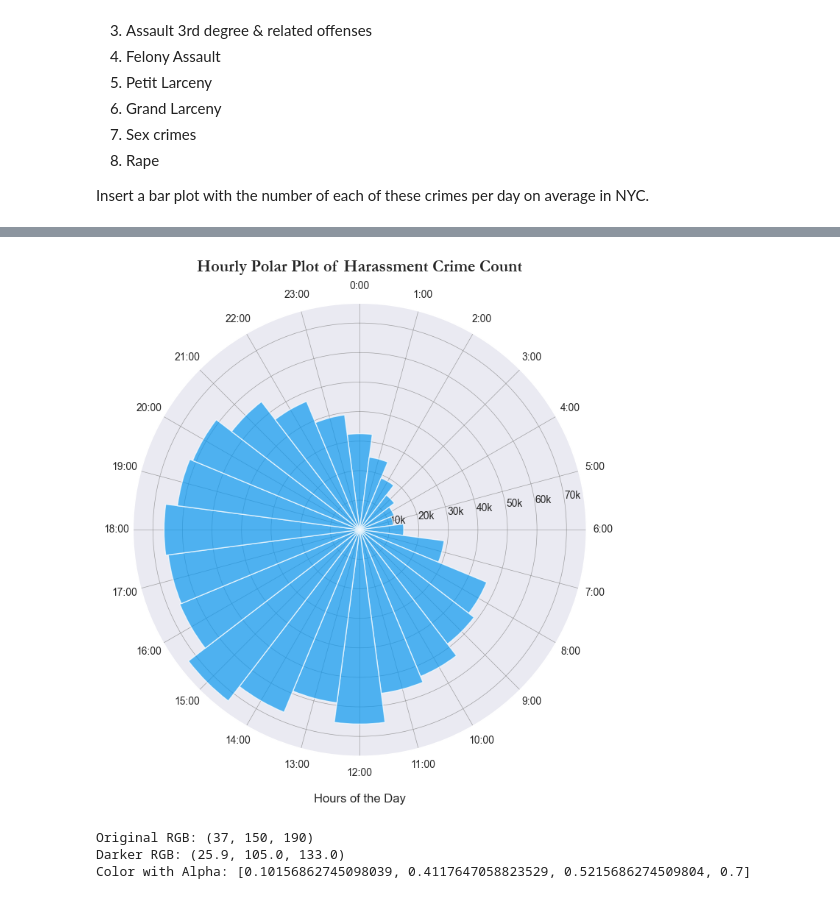
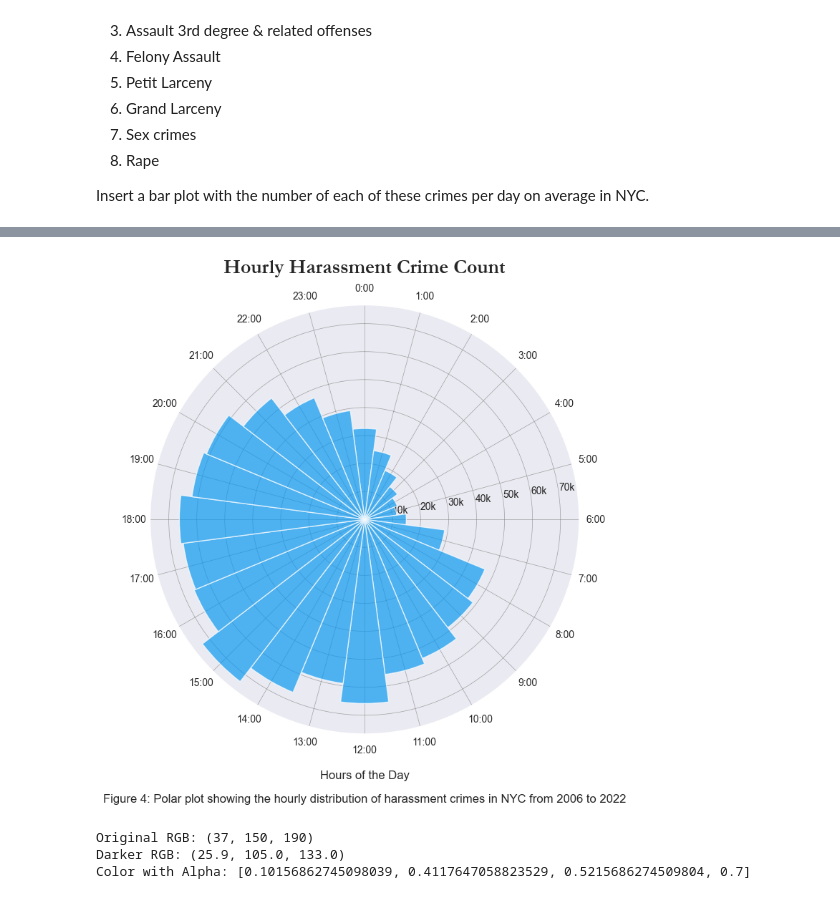
Before and after one commit to johan-bh/Social-Data---Final-Project, a Jupyter notebook: temporal_plots.ipynb, the cells around one changed output, grey strips where cells are left out. Saved outputs shown, nothing was run; the diff lists cells and outputs as text; code cells hidden in the pictures.

```diff
--- a/temporal_plots.ipynb
+++ b/temporal_plots.ipynb
@@ -319,18 +326,20 @@ df['HourOfDay'] = pd.to_datetime(df['Complaint_From_Time']).dt.hour
 # reindex by count of crimes
 crimes_of_interest = ['PETIT LARCENY', 'HARRASSMENT 2', 'ASSAULT 3', 'GRAND LARCENY', 'FELONY ASSAULT', 'ROBBERY', 'SEX CRIMES', 'RAPE']
 
-grouped = df[df['Offense_Description'].isin(crimes_of_interest)].groupby(['HourOfDay', 'Offense_Description']).size().unstack(fill_value=0)
+individual_data = df[df['Offense_Description'].isin(crimes_of_interest) & df['Victim_Sex'].isin(['F', 'M'])]
+grouped = individual_data.groupby(['HourOfDay', 'Offense_Description']).size().unstack(fill_value=0)
+
 # Ensure the hours are in the correct order, if necessary
 hours_order = range(24)  # 0 to 23 hours
 grouped = grouped.reindex(hours_order)
 # Plot each crime type
-plt.figure(figsize=(12, 7))
+plt.figure(figsize=(12, 10))
 sns.set_style("darkgrid")
 palette = sns.color_palette("hsv", len(crimes_of_interest))
 for i, crime in enumerate(crimes_of_interest):
     sns.lineplot(x=grouped.index, y=grouped[crime], label=crime, color=palette[i], linewidth=2)
 
-plt.title('Crime Counts by Hour for Travel-Related Crimes', fontsize=16, pad=70, fontdict={'fontname': 'Garamond', 'weight': 'bold'})
+plt.title('Crime Counts by Hour for Travel-Related Crimes', fontsize=22, pad=70, fontdict={'fontname': 'Garamond', 'weight': 'bold'})
 plt.xlabel('Hour of Day', fontsize=14)
 plt.ylabel('Crime Count (Log)', fontsize=14)
 plt.yscale('log')  # Log scale for better visualization of lower counts
@@ -338,8 +347,13 @@ plt.xticks(range(0, 24), rotation=45)  # Show every hour on the x-axis for bette
 # Customizing grid for better visibility
 plt.grid(True, which="both", linestyle='-', color='gray', linewidth=0.5, alpha=0.7)
 # Adjust the legend to not overlap the plot
-plt.legend(title='Crime Types', title_fontsize='13', fontsize='10', loc='upper center', bbox_to_anchor=(0.5, 1.2), ncol=4)
+plt.legend(title='Crime Types', title_fontsize='13', fontsize='10', loc='upper center', bbox_to_anchor=(0.5, 1.12), ncol=4)
+# add caption saying 'Figure 3: Line plot showing the hourly distribution of travel-related crimes in NYC.'
 plt.tight_layout(rect=[0, 0.05, 1, 0.95])  # Adjust the layout to fit the legend outside
-plt.savefig('hourly_crime_counts.png')
+
+plt.text(0.5, -0.14, 'Figure 3: Line plot showing the hourly distribution in log domain of travel-related crimes in NYC between 2006 and 2022.',
+         horizontalalignment='center', fontsize=15, transform=plt.gca().transAxes, wrap=True, verticalalignment='bottom')
+plt.tight_layout()
+plt.savefig('hourly_crime_counts.png', bbox_inches='tight')
 plt.show()
 # %% [output]
@@ -364,38 +378,42 @@ hour_counts = harassment_data['Hour'].value_counts().sort_index()
 # Create a polar plot with each bar representing one hour
 theta = np.radians(hour_counts.index * (360 / 24))  # Convert hours to degrees
 width = np.radians(15)  # Set the width of each bar to 15 degrees (1 hour)
 radii = hour_counts.values
 
 # choose rbg color rgb(37, 150, 190)
 samecolor = sns.color_palette('hsv',8)[4]
 alphacolor = (12/255, 153/255, 240/255)
 sns.set_style("darkgrid")
-fig, ax = plt.subplots(subplot_kw={'projection': 'polar'}, figsize=(8, 8))
+
+fig, ax = plt.subplots(subplot_kw={'projection': 'polar'}, figsize=(8,8))
 bars = ax.bar(theta, radii, width=width, color=alphacolor, alpha=0.7)
 
 ax.set_theta_zero_location('N')
 ax.set_theta_direction(-1)
 ax.set_rlabel_position(82)
 
-ax.set_title('Hourly Polar Plot of Harassment Crime Count', va='bottom', fontdict={'fontname': 'Garamond', 'weight': 'bold'}, size=16)
+ax.set_title('Hourly Harassment Crime Count', va='bottom', fontdict={'fontname': 'Garamond', 'weight': 'bold'}, size=20)
 
 # Add axis labels with hour names
 ax.set_thetagrids(np.degrees(theta), labels=[f'{i}:00' for i in range(24)], fontsize=10)
 ax.set_xlabel('Hours of the Day', labelpad=15)
 
 # change y ticks such taht 10000 is displayed as 10k
 import matplotlib.ticker as ticker
 ax.yaxis.set_major_formatter(ticker.FuncFormatter(lambda x, pos: '{:.0f}k'.format(x/1000)))
 # set y tick ticks to size 10
 ax.yaxis.set_tick_params(labelsize=10)
 
 # show grid
 ax.grid(True, which="both", linestyle='-', color='gray', linewidth=0.5, alpha=0.7)
-
-plt.savefig('hourly_polar_plot.png')
+# add caption saying 'Figure 4: Polar plot showing the hourly distribution of harassment crimes in NYC.'
+plt.text(0.5, -0.16, 'Figure 4: Polar plot showing the hourly distribution of harassment crimes in NYC from 2006 to 2022',
+         horizontalalignment='center', fontsize=12, transform=ax.transAxes)
+plt.tight_layout(rect=[0, 0, 1, 1])  # Adjust the layout to fit the legend outside
+plt.savefig('hourly_polar_plot.png', bbox_inches='tight')
 plt.show()
 # %% [output]
-[figure, old version]
+[figure, new version]
 # %%
 def darken_color(r, g, b, factor=0.7):
     """Darkens the color by multiplying the RGB values by the factor."""
```
Also changed, not shown: parts of 2 cells of this notebook.
